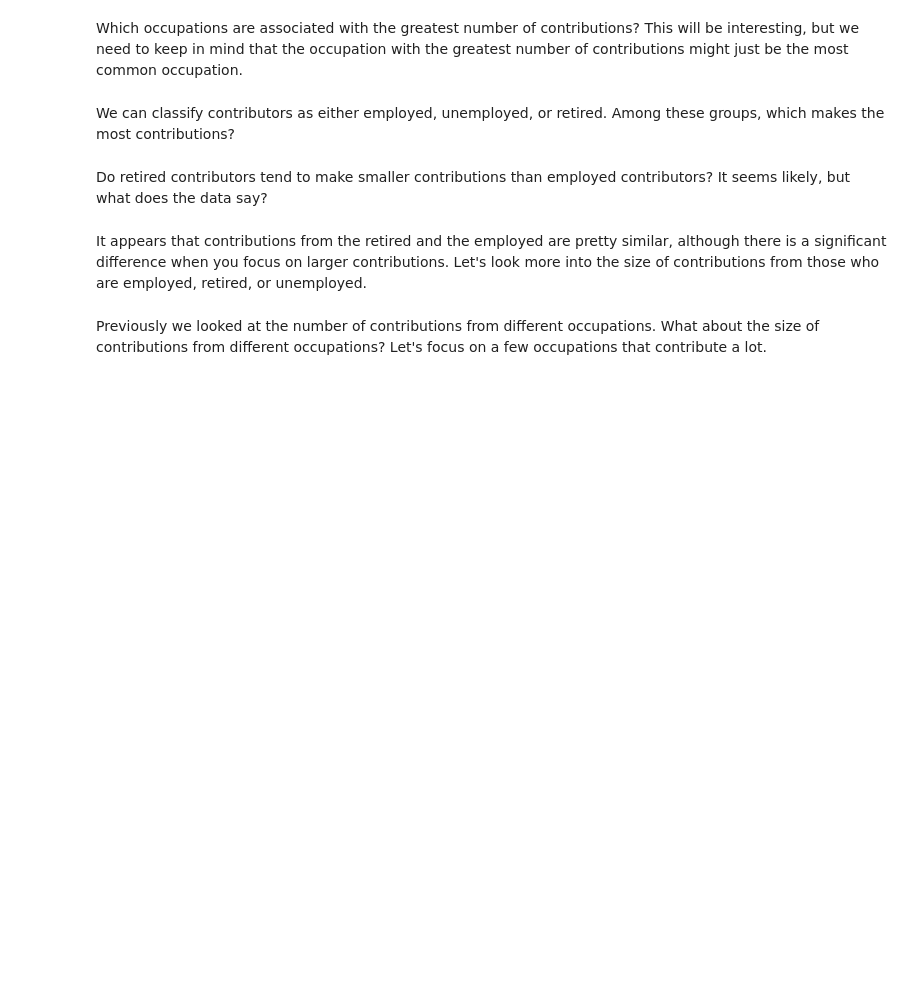
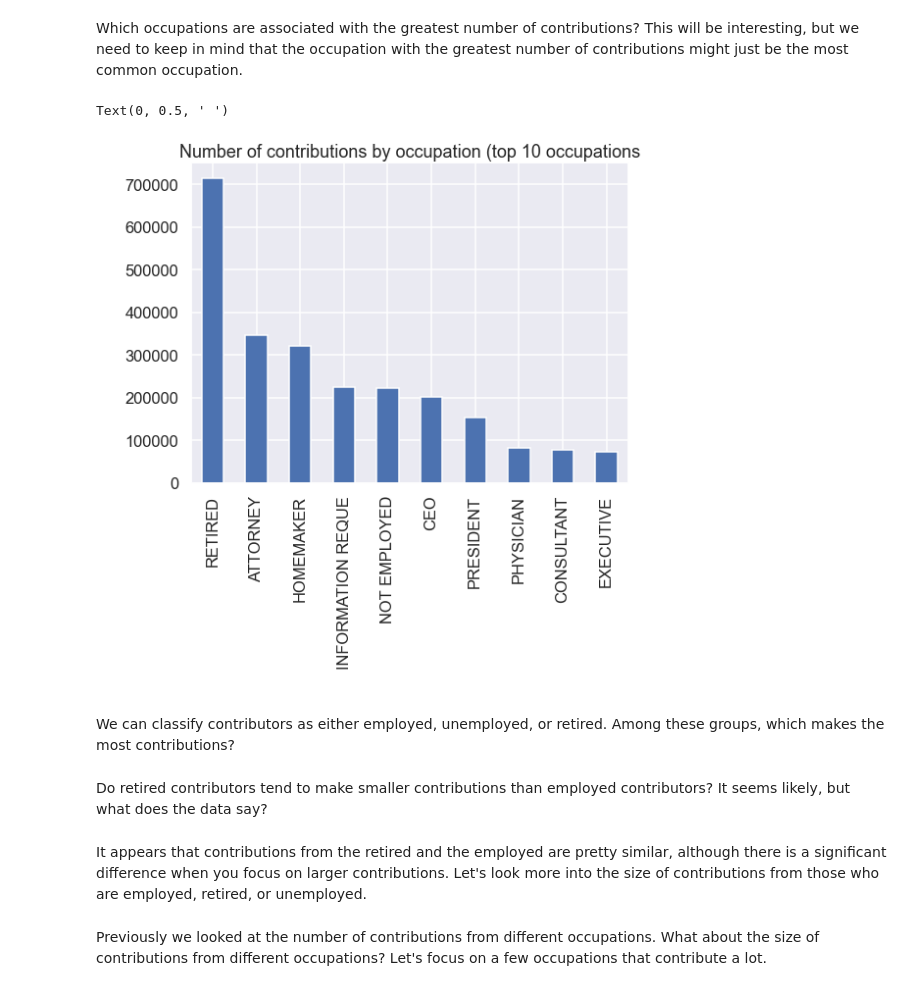
Before and after one commit to justinmello32/cst383-week5, a Jupyter notebook: campaign-exploration.ipynb, the cells around one changed output. Saved outputs shown, nothing was run; the diff lists cells and outputs as text; code cells hidden in the pictures; blank space fills up the shorter version.

```diff
--- a/campaign-exploration.ipynb
+++ b/campaign-exploration.ipynb
@@ -167,10 +164,21 @@ Which occupations are associated with the greatest number of contributions?  Thi
 # %%
 #@ 8 Create a bar plot showing th total number of contributions by occupation,
 # for the 10 occupations with the largest number of contributions.  Use
 # Pandas for the bar plot.  Limit the occupation names to 18 characters.
 # Hint: to limit the occupation names to 18 characters, you can create a
 # new column 'short_occ' by using pd.Series.str.slice on the
 # 'contbr_occupation' column.
+short_occ = df.groupby('contbr_occupation')['contb_receipt_amt'].sum().sort_values(ascending= False)[0:10]
+
+df['short_occ'] = df['contbr_occupation'].str.slice(start=0, stop=17)
+query = df.groupby('short_occ')['contb_receipt_amt'].sum().sort_values(ascending= False)[0:10]
+query.plot(kind="bar")
+plt.title("Number of contributions by occupation (top 10 occupations")
+plt.xlabel(" ")
+plt.ylabel(" ")
+# %% [output]
+Text(0, 0.5, ' ')
+[figure, added]
 # %% [markdown]
 We can classify contributors as either employed, unemployed, or retired.  Among these groups, which makes the most contributions?
 # %%
```
Also changed, not shown: parts of 1 cell of this notebook.
